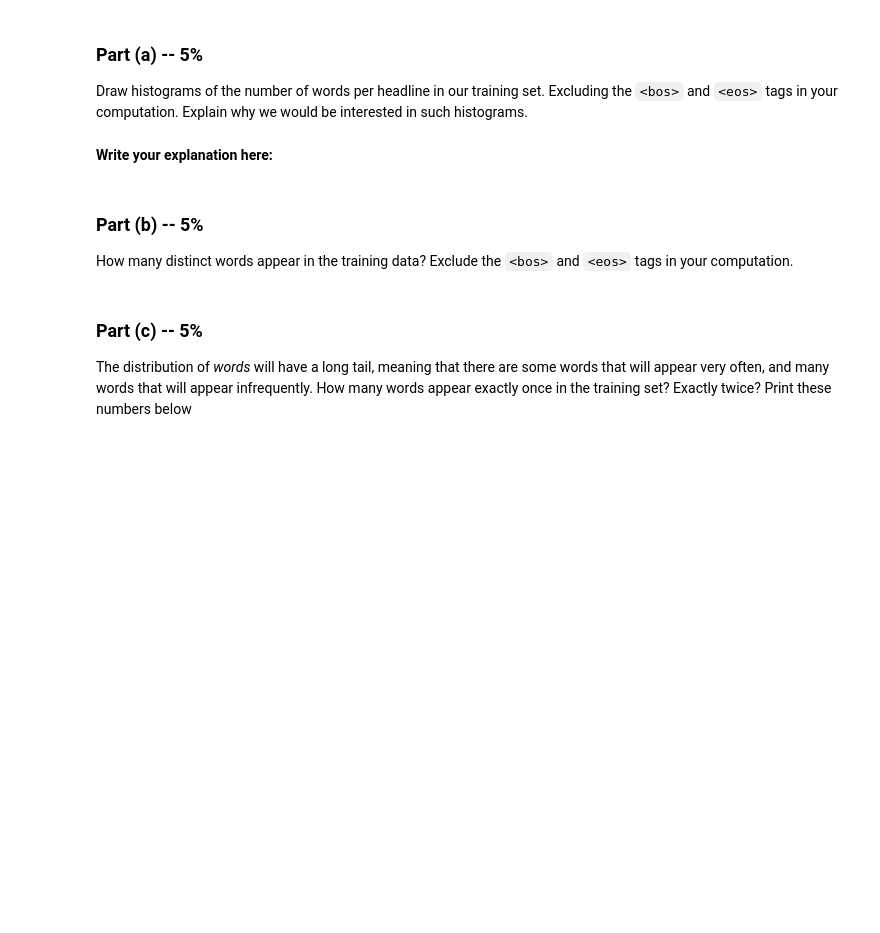
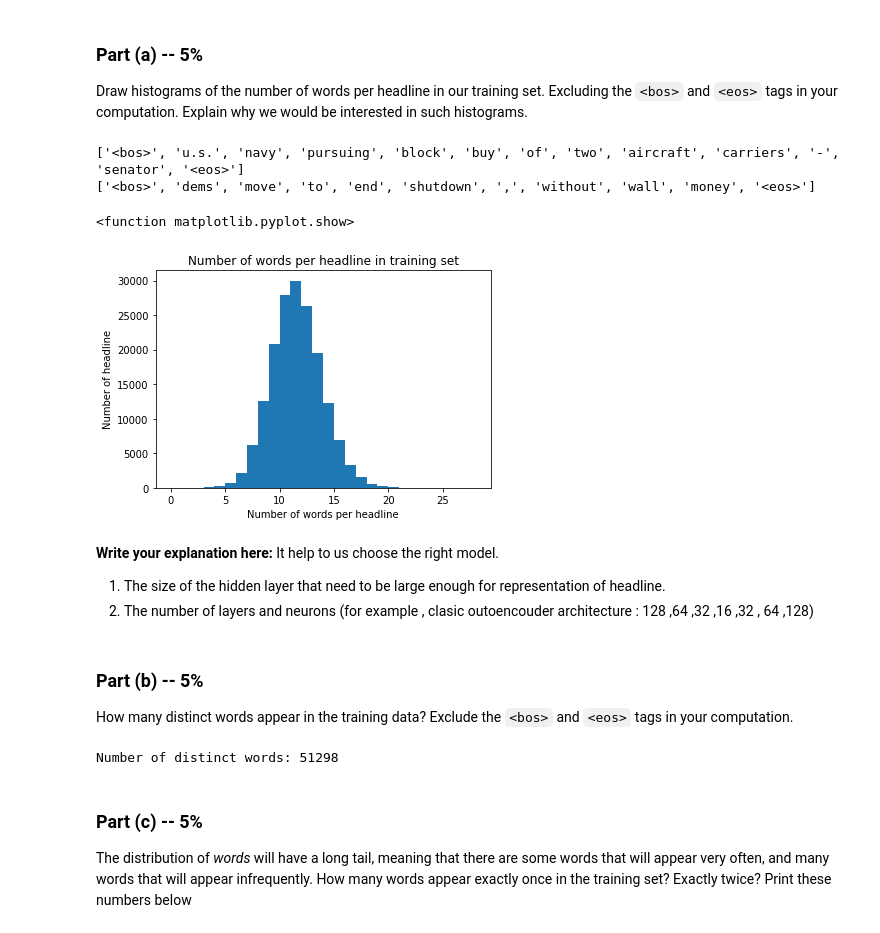
Before and after one commit to zivmo99/DeepLearning4, a Jupyter notebook: Assignment4.ipynb, the cells around one changed output. Saved outputs shown, nothing was run; the diff lists cells and outputs as text; code cells hidden in the pictures; blank space fills up the shorter version.

```diff
--- a/Assignment4.ipynb
+++ b/Assignment4.ipynb
@@ -90,16 +91,31 @@ Explain why we would be interested in such histograms.
 # %%
 # Include your histogram and your written explanations
 
 # Here is an example of how to plot a histogram in matplotlib:
 # plt.hist(np.random.normal(0, 1, 40), bins=20)
 
 # Here are some sample code that uses the train_data object:
 print(train_data[5].title)
 for example in train_data:
     print(example.title)
     break
+
+lenn = [len(example.title) - 2 for example in train_data]
+plt.hist(lenn, bins = [i for i in range(max(lenn))])
+plt.title('Number of words per headline in training set')
+plt.xlabel('Number of words per headline')
+plt.ylabel('Number of headline')
+plt.show
+# %% [output]
+['<bos>', 'u.s.', 'navy', 'pursuing', 'block', 'buy', 'of', 'two', 'aircraft', 'carriers', '-', 'senator', '<eos>']
+['<bos>', 'dems', 'move', 'to', 'end', 'shutdown', ',', 'without', 'wall', 'money', '<eos>']
+<function matplotlib.pyplot.show>
+[figure, added]
-# %% [markdown]
-**Write your explanation here:**
+# %% [markdown]
+**Write your explanation here:**
+ It help to us choose the right model.
+ 1. The size of the hidden layer that need to be large enough for representation of headline.
+ 2. The number of layers and neurons (for example , clasic outoencouder architecture : 128 ,64 ,32 ,16 ,32 , 64 ,128)
 # %% [markdown]
 ### Part (b) -- 5%
 
@@ -109,7 +125,14 @@ Exclude the `<bos>` and `<eos>` tags in your computation.
 # Report your values here. Make sure that you report the actual values,
 # and not just the code used to get those values
 
+train_words = np.concatenate([np.array(i[1:-1]) for i in train_data.title])
+c = Counter(train_words)
+total = len(c.keys())
+print(f"Distinct words num: {total}")
+
 # You might find the python class Counter from the collections package useful
+# %% [output]
+Number of distinct words: 51298
 # %% [markdown]
 ### Part (c) -- 5%
 
```
Also changed, not shown: parts of 22 cells of this notebook.
